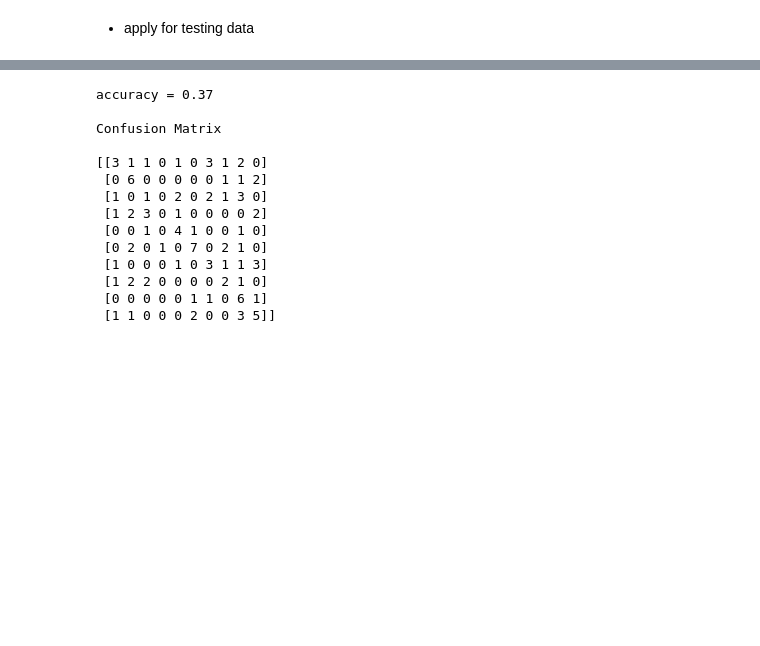
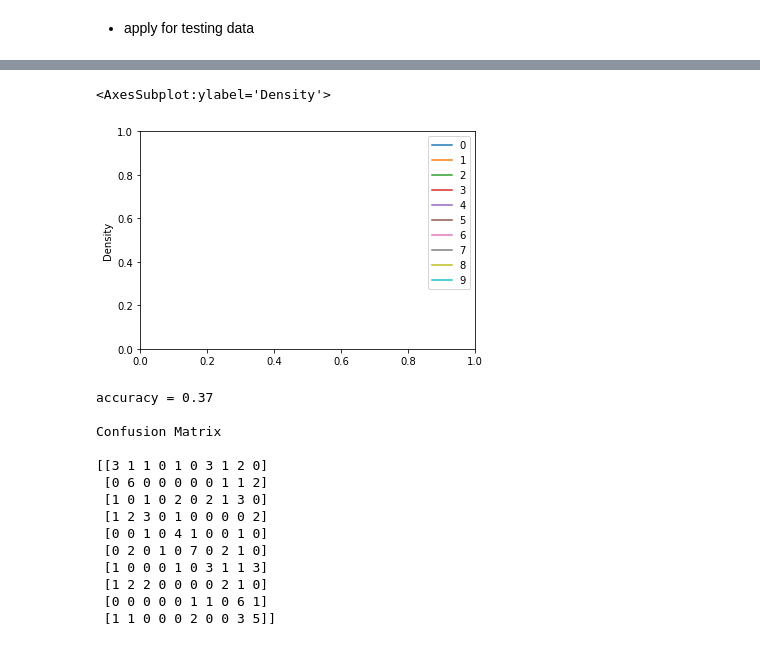
Before and after one commit to Sa2a/CV_cifar10_imageClassification, a Jupyter notebook: cifar10-Classification.ipynb, the cells around one changed output, grey strips where cells are left out. Drawn from its saved outputs; the diff is of its cells as text; code cells hidden in the pictures; blank space fills up the shorter version.

```diff
--- a/cifar10-Classification.ipynb
+++ b/cifar10-Classification.ipynb
@@ -890,0 +913,2 @@ draw_func(haris_train)
+# %%
+corner_filer_train = np.array(corner_filer_train)
@@ -890,0 +944,11 @@ draw_func(haris_train)
+# %%
+corner_filer_test = np.array(corner_filer_test)
+devX = [scipy.ndimage.convolve(img, DoGx) for img in corner_filer_test] # Derivative in the X direction
+devY = [scipy.ndimage.convolve(img, DoGy) for img in corner_filer_test] # Derivative in the Y direction
+
+mag_imgs_test   = np.array([np.sqrt(np.square(devx) + np.square(devy)) for devx, devy in zip(devX, devY)])
+angle_imgs_test  = np.array([np.arctan2(-devy,devx) + math.pi           for devx, devy in zip(devX, devY)])
+
+for angle, mag in zip(angle_imgs_test , mag_imgs_test):
+  non_edge_indices = mag<0.5 # include only the edges with high gradients
+  angle[non_edge_indices] = 0
@@ -890,0 +957,14 @@ draw_func(haris_train)
+# %%
+actual_angles = []
+for angle, corner in zip(angle_imgs, haris_train):
+  corn_flat = corner.flatten()
+  angle_flat = angle.flatten()
+  # dest > 0.05 * dest.max()
+  indices = np.where(corn_flat> 0.05 * corn_flat.max())[0]
+  actual_angles_for_image = angle_flat[indices]/(2*math.pi)
+  actual_angles.append(actual_angles_for_image)
+
+bins = np.array(range(19))/18
+Feature_corner_hist_train = [np.histogram(angle, bins=bins)[0] for angle in actual_angles]
+Feature_corner_hist_train = np.array(Feature_corner_hist_train)
+Feature_corner_hist_train
@@ -891,3 +1001,9 @@ draw_func(haris_train)
+# %%
+y = y_train_sample
+sns.kdeplot([edge[5] for edge in Feature_corner_hist_train] ,hue = y, palette= sns.color_palette(n_colors=10))
+# %% [output]
+<AxesSubplot:ylabel='Density'>
+[figure, added]
 # %%
 haris_train_scalled = StandardScaler().fit_transform(haris_train.reshape(-1,32*32))
 haris_test_scalled = StandardScaler().fit_transform(haris_test.reshape(-1,32*32))
```
Also changed, not shown: parts of 22 cells of this notebook.
